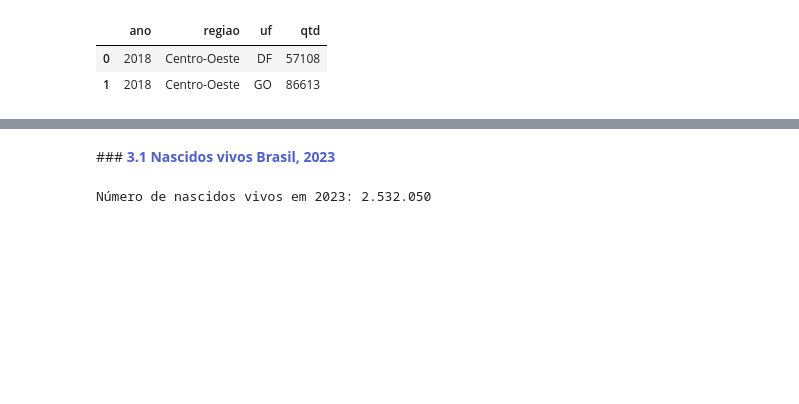
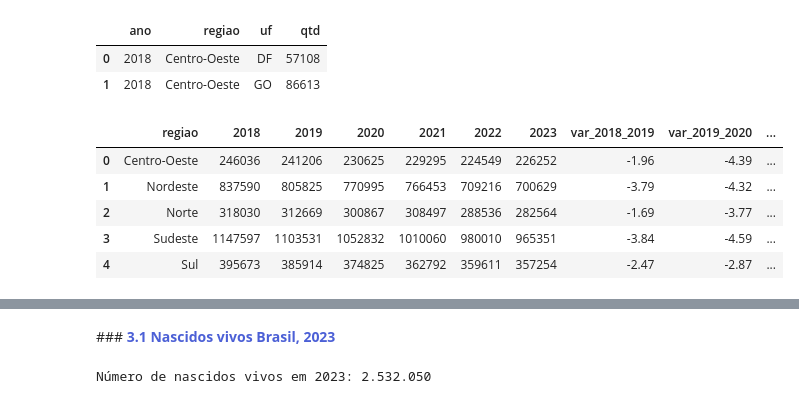
Before and after one commit to gabrielmprata/nascidos_vivos, a Jupyter notebook: Sinasc_Analises_e_Graficos.ipynb, the cells around one changed output, grey strips where cells are left out. Drawn from its saved outputs; the diff is of its cells as text; code cells hidden in the pictures; blank space fills up the shorter version.

```diff
--- a/Sinasc_Analises_e_Graficos.ipynb
+++ b/Sinasc_Analises_e_Graficos.ipynb
@@ -131,6 +131,30 @@ df_hist_municipio.head(2)
 # %%
 # Dataframe agrupando por Uf para usar com o mapa do Streamlit
 df_regiao_hist = df_hist_municipio.groupby(["ano","regiao"])['qtd'].sum().reset_index()
+# %%
+#SUM(CASE WHEN)
+df_regiao_hist_col = df_regiao_hist.groupby(['regiao'], as_index=False).apply(lambda x: pd.Series({'2018':x.loc[x.ano==2018]['qtd'].sum(),
+                                                                                                   '2019':x.loc[x.ano==2019]['qtd'].sum(),
+                                                                                                   '2020':x.loc[x.ano==2020]['qtd'].sum(),
+                                                                                                   '2021':x.loc[x.ano==2021]['qtd'].sum(),
+                                                                                                   '2022':x.loc[x.ano==2022]['qtd'].sum(),
+                                                                                                   '2023':x.loc[x.ano==2023]['qtd'].sum()
+
+                                                                                                   }
+                                                                                                  ))
+df_regiao_hist_col['var_2018_2019'] = (((df_regiao_hist_col['2019']/df_regiao_hist_col['2018'])*100)-100).round(2)
+df_regiao_hist_col['var_2019_2020'] = (((df_regiao_hist_col['2020']/df_regiao_hist_col['2019'])*100)-100).round(2)
+df_regiao_hist_col['var_2020_2021'] = (((df_regiao_hist_col['2021']/df_regiao_hist_col['2020'])*100)-100).round(2)
+df_regiao_hist_col['var_2021_2022'] = (((df_regiao_hist_col['2022']/df_regiao_hist_col['2021'])*100)-100).round(2)
+df_regiao_hist_col['var_2022_2023'] = (((df_regiao_hist_col['2023']/df_regiao_hist_col['2022'])*100)-100).round(2)
+df_regiao_hist_col
+# %% [output]
+|  | regiao | 2018 | 2019 | 2020 | 2021 | 2022 | 2023 | var_2018_2019 | var_2019_2020 | ... |
+| 0 | Centro-Oeste | 246036 | 241206 | 230625 | 229295 | 224549 | 226252 | -1.96 | -4.39 | ... |
+| 1 | Nordeste | 837590 | 805825 | 770995 | 766453 | 709216 | 700629 | -3.79 | -4.32 | ... |
+| 2 | Norte | 318030 | 312669 | 300867 | 308497 | 288536 | 282564 | -1.69 | -3.77 | ... |
+| 3 | Sudeste | 1147597 | 1103531 | 1052832 | 1010060 | 980010 | 965351 | -3.84 | -4.59 | ... |
+| 4 | Sul | 395673 | 385914 | 374825 | 362792 | 359611 | 357254 | -2.47 | -2.87 | ... |
 # %%
 fig = px.line(df_regiao_hist, x="ano", y="qtd", color='regiao',
               markers=True,
```
Also changed, not shown: parts of 2 cells of this notebook.
